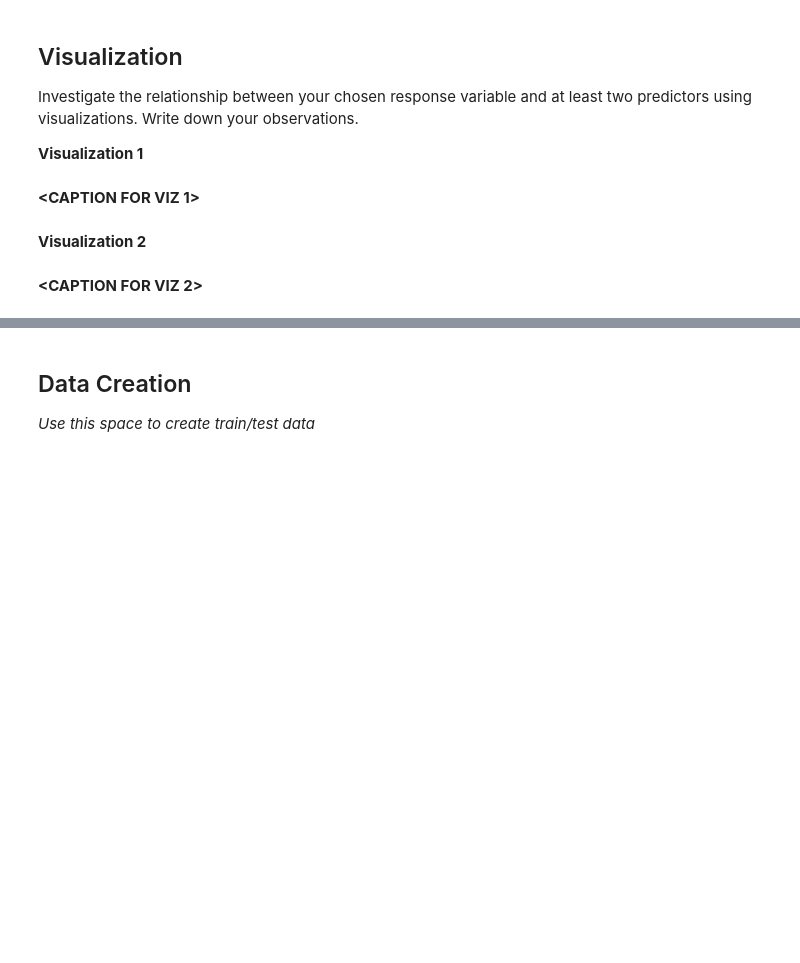
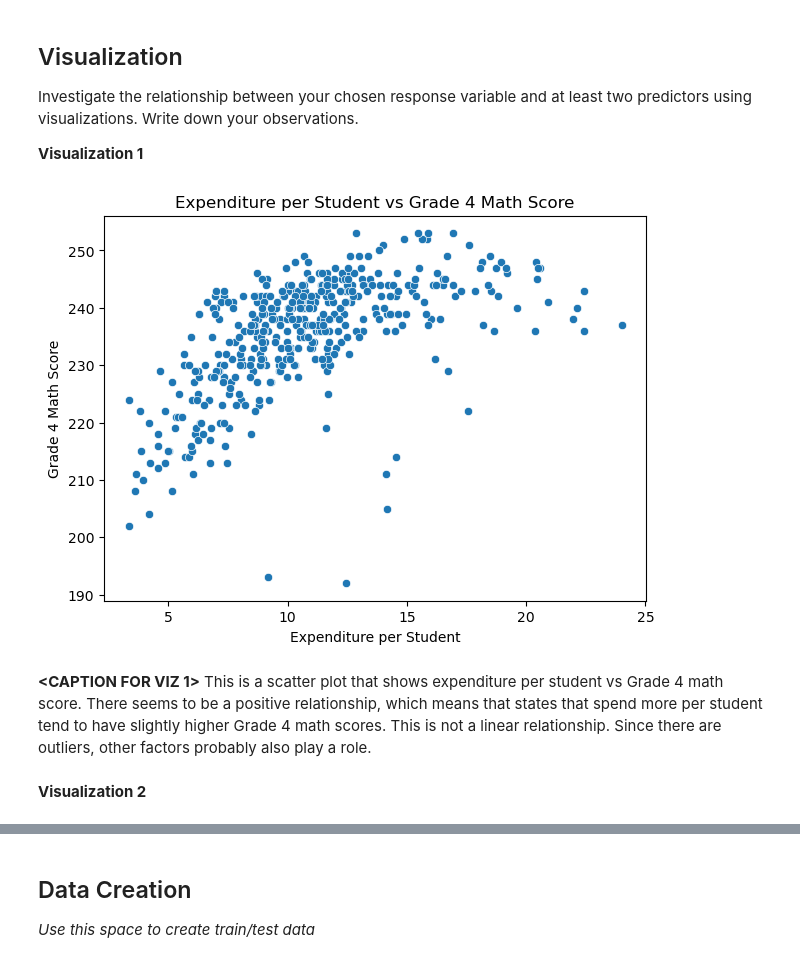
Before and after one commit to vmey1/MDST-Tutorial, a Jupyter notebook: checkpoint1.ipynb, the cells around one changed output, grey strips where cells are left out. Cells and saved outputs as stored; diff of their text form; code cells hidden in the pictures; blank space fills up the shorter version.

```diff
--- a/checkpoint1.ipynb
+++ b/checkpoint1.ipynb
@@ -125,0 +120,11 @@ Feature engineering justification: **<BRIEFLY DESCRIBE WHY YOU MADE THE CHANGES
+# %%
+# @@@ 5
+df["expenditure_per_student"] = df["TOTAL_EXPENDITURE"] / df["GRADES_ALL_G"]
+df["instruction_per_student"] = df["INSTRUCTION_EXPENDITURE"] / df["GRADES_ALL_G"]
+df["revenue_per_student"]     = df["TOTAL_REVENUE"] / df["GRADES_ALL_G"]
+
+df["federal_share"] = df["FEDERAL_REVENUE"] / df["TOTAL_REVENUE"]
+df["state_share"]   = df["STATE_REVENUE"] / df["TOTAL_REVENUE"]
+df["local_share"]   = df["LOCAL_REVENUE"] / df["TOTAL_REVENUE"]
+
+df["instruction_ratio"] = df["INSTRUCTION_EXPENDITURE"] / df["TOTAL_EXPENDITURE"]
@@ -134,4 +141,18 @@ Investigate the relationship between your chosen response variable and at least
-# %% [markdown]
-**<CAPTION FOR VIZ 1>**
+# %%
+# @@@ 6
+import matplotlib.pyplot as plt
+import seaborn as sns
+
+plt.figure(figsize=(7,5))
+sns.scatterplot(x="expenditure_per_student", y="AVG_MATH_4_SCORE", data=df)
+plt.title("Expenditure per Student vs Grade 4 Math Score")
+plt.xlabel("Expenditure per Student")
+plt.ylabel("Grade 4 Math Score")
+plt.show()
+# %% [output]
+[figure, added]
+# %% [markdown]
+**<CAPTION FOR VIZ 1>**
+This is a scatter plot that shows expenditure per student vs Grade 4 math score. There seems to be a positive relationship, which means that states that spend more per student tend to have slightly higher Grade 4 math scores. This is not a linear relationship. Since there are outliers, other factors probably also play a role.
 # %% [markdown]
 **Visualization 2**
@@ -140,2 +158,0 @@ Investigate the relationship between your chosen response variable and at least
-# %% [markdown]
-**<CAPTION FOR VIZ 2>**
```
Also changed, not shown: parts of 19 cells of this notebook.
